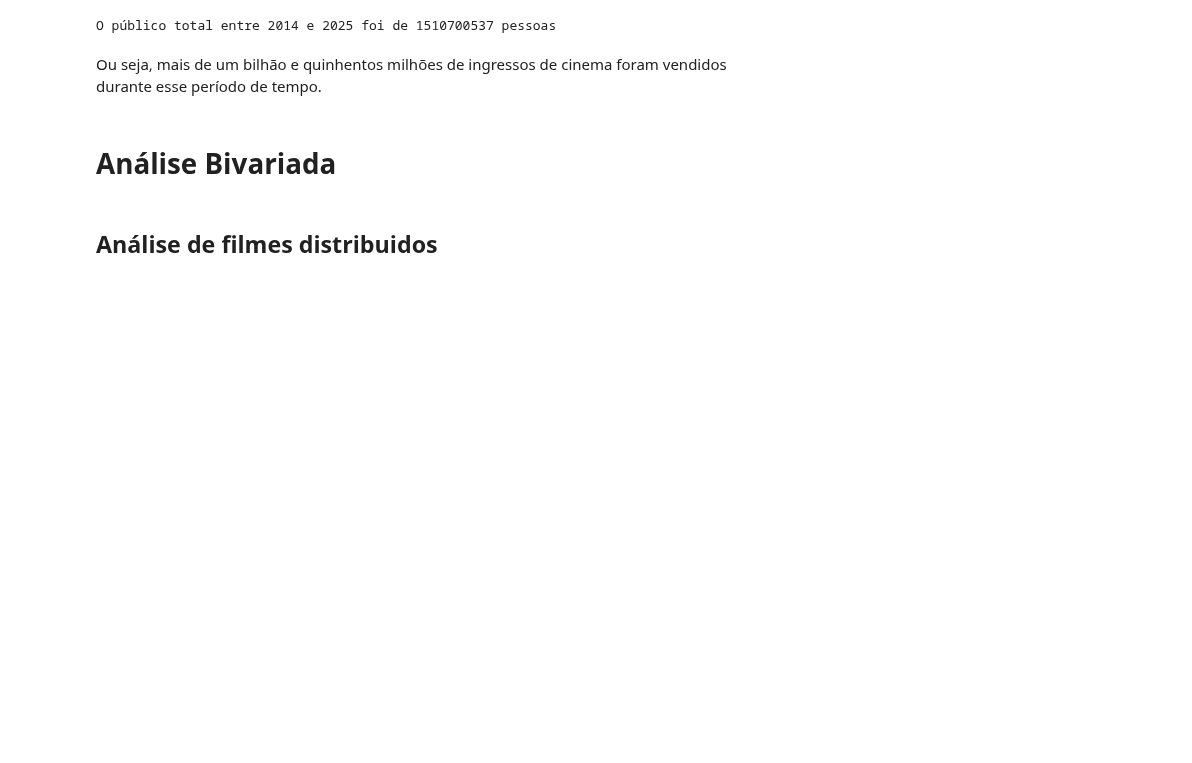
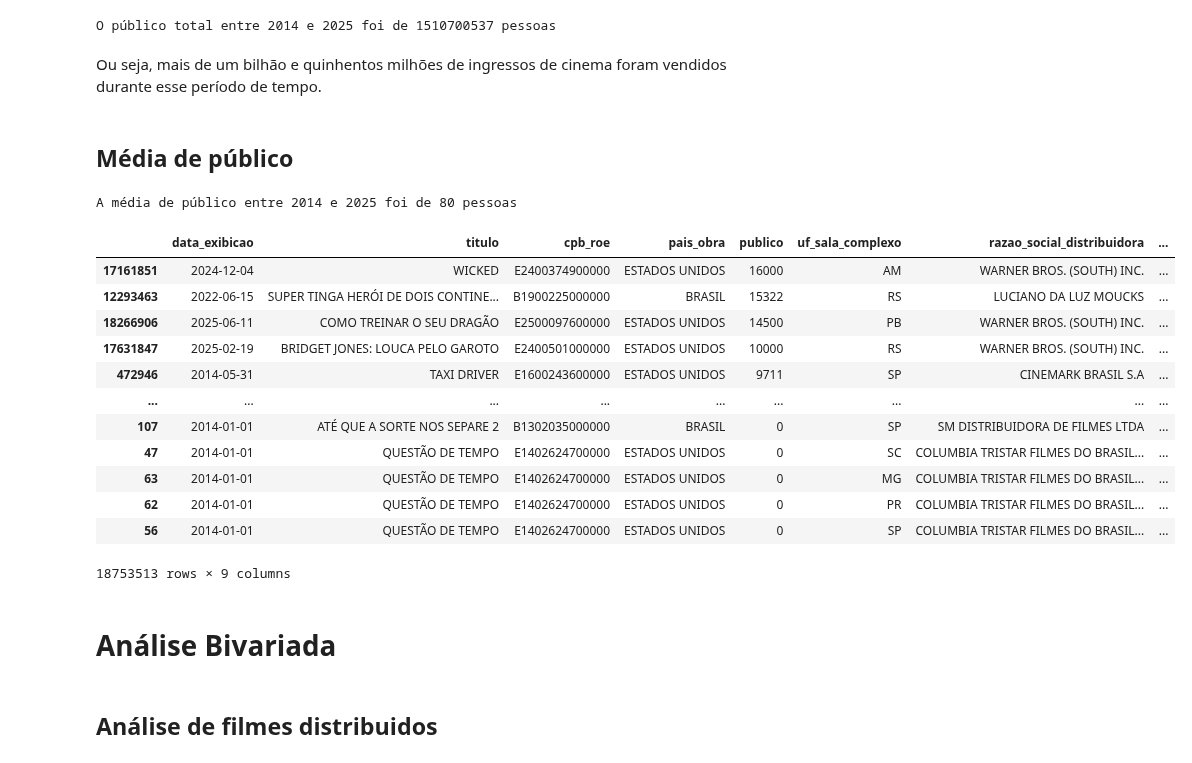
Before and after one commit to JamesIslan/analise-dados-ancine, a Jupyter notebook: src/analise/analise-distribuidoras.ipynb, the cells around one changed output. Saved outputs shown, nothing was run; the diff lists cells and outputs as text; code cells hidden in the pictures; blank space fills up the shorter version.

Commit message:
feat: continuação da análise de distribuidoras

```diff
--- a/src/analise/analise-distribuidoras.ipynb
+++ b/src/analise/analise-distribuidoras.ipynb
@@ -26,6 +26,29 @@ print(f'O público total entre 2014 e 2025 foi de {publico} pessoas')
 O público total entre 2014 e 2025 foi de 1510700537 pessoas
 # %% [markdown]
 Ou seja, mais de um bilhão e quinhentos milhões de ingressos de cinema foram vendidos durante esse período de tempo.
+# %% [markdown]
+## Média de público
+# %%
+media_publico = df['publico'].mean()
+print(f'A média de público entre 2014 e 2025 foi de {int(media_publico)} pessoas')
+# %% [output]
+A média de público entre 2014 e 2025 foi de 80 pessoas
+# %%
+df.sort_values(by='publico', ascending=False)
+# %% [output]
+|  | data_exibicao | titulo | cpb_roe | pais_obra | publico | uf_sala_complexo | razao_social_distribuidora | ... |
+| 17161851 | 2024-12-04 | WICKED | E2400374900000 | ESTADOS UNIDOS | 16000 | AM | WARNER BROS. (SOUTH) INC. | ... |
+| 12293463 | 2022-06-15 | SUPER TINGA HERÓI DE DOIS CONTINE... | B1900225000000 | BRASIL | 15322 | RS | LUCIANO DA LUZ MOUCKS | ... |
+| 18266906 | 2025-06-11 | COMO TREINAR O SEU DRAGÃO | E2500097600000 | ESTADOS UNIDOS | 14500 | PB | WARNER BROS. (SOUTH) INC. | ... |
+| 17631847 | 2025-02-19 | BRIDGET JONES: LOUCA PELO GAROTO | E2400501000000 | ESTADOS UNIDOS | 10000 | RS | WARNER BROS. (SOUTH) INC. | ... |
+| 472946 | 2014-05-31 | TAXI DRIVER | E1600243600000 | ESTADOS UNIDOS | 9711 | SP | CINEMARK BRASIL S.A | ... |
+| ... | ... | ... | ... | ... | ... | ... | ... | ... |
+| 107 | 2014-01-01 | ATÉ QUE A SORTE NOS SEPARE 2 | B1302035000000 | BRASIL | 0 | SP | SM DISTRIBUIDORA DE FILMES LTDA | ... |
+| 47 | 2014-01-01 | QUESTÃO DE TEMPO | E1402624700000 | ESTADOS UNIDOS | 0 | SC | COLUMBIA TRISTAR FILMES DO BRASIL... | ... |
+| 63 | 2014-01-01 | QUESTÃO DE TEMPO | E1402624700000 | ESTADOS UNIDOS | 0 | MG | COLUMBIA TRISTAR FILMES DO BRASIL... | ... |
+| 62 | 2014-01-01 | QUESTÃO DE TEMPO | E1402624700000 | ESTADOS UNIDOS | 0 | PR | COLUMBIA TRISTAR FILMES DO BRASIL... | ... |
+| 56 | 2014-01-01 | QUESTÃO DE TEMPO | E1402624700000 | ESTADOS UNIDOS | 0 | SP | COLUMBIA TRISTAR FILMES DO BRASIL... | ... |
+18753513 rows × 9 columns
 # %% [markdown]
 # Análise Bivariada
 # %% [markdown]
```
Also changed, not shown: parts of 1 cell of this notebook.
